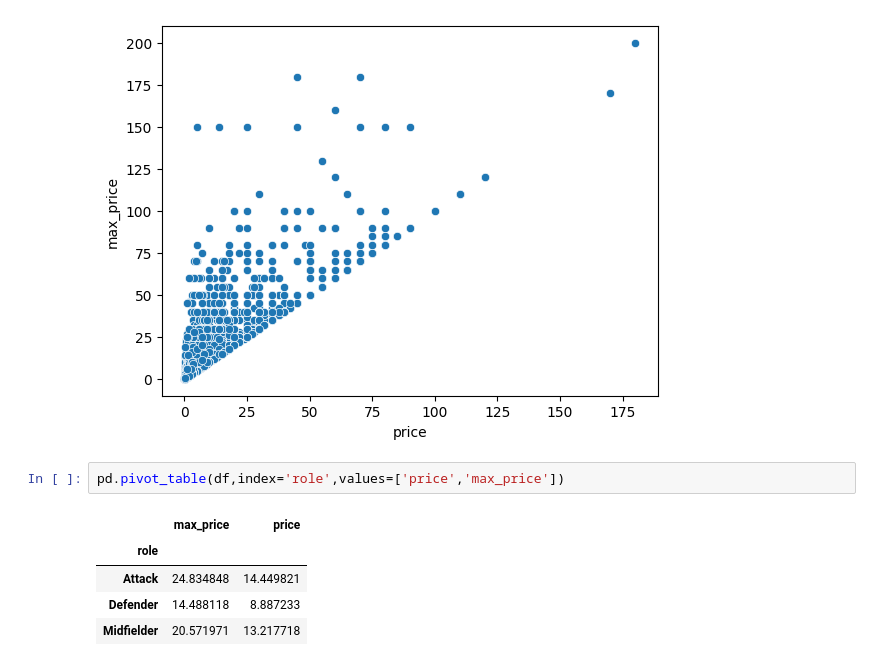
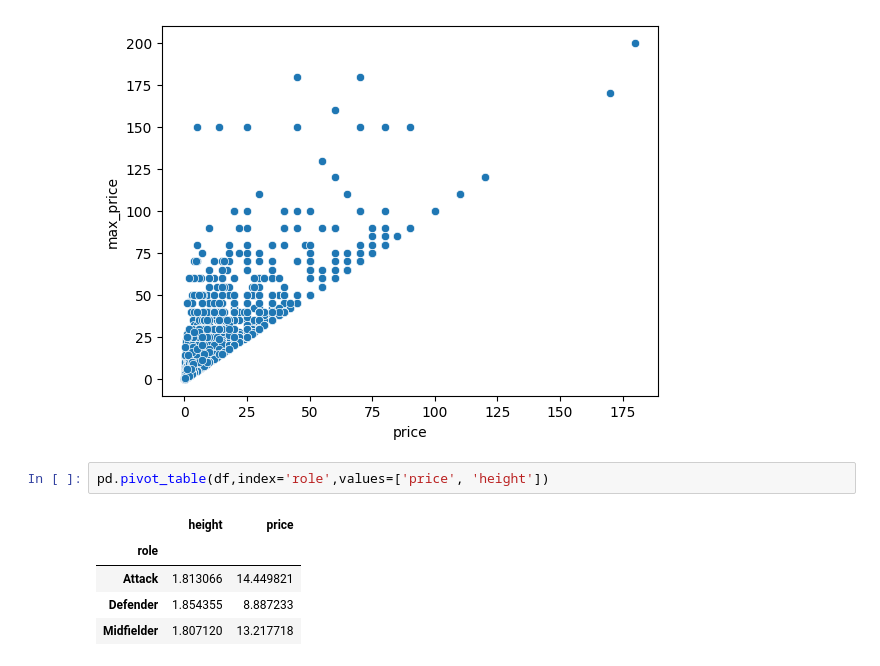
Before and after one commit to JayaWinata/Football-EDA, a Jupyter notebook: Football_EDA.ipynb, the cells around one changed output. Saved outputs shown, nothing was run; the diff lists cells and outputs as text.

```diff
--- a/Football_EDA.ipynb
+++ b/Football_EDA.ipynb
@@ -125,10 +143,10 @@ sns.scatterplot(numeric_df,x=numeric_df.price,y=numeric_df.max_price)
 <Axes: xlabel='price', ylabel='max_price'>
 [figure]
 # %%
-pd.pivot_table(df,index='role',values=['price','max_price'])
+pd.pivot_table(df,index='role',values=['price', 'height'])
 # %% [output]
-|  | max_price | price |
+|  | height | price |
 | role |  |  |
-| Attack | 24.834848 | 14.449821 |
-| Defender | 14.488118 | 8.887233 |
-| Midfielder | 20.571971 | 13.217718 |
+| Attack | 1.813066 | 14.449821 |
+| Defender | 1.854355 | 8.887233 |
+| Midfielder | 1.807120 | 13.217718 |
```
Also changed, not shown: parts of 20 cells of this notebook.
